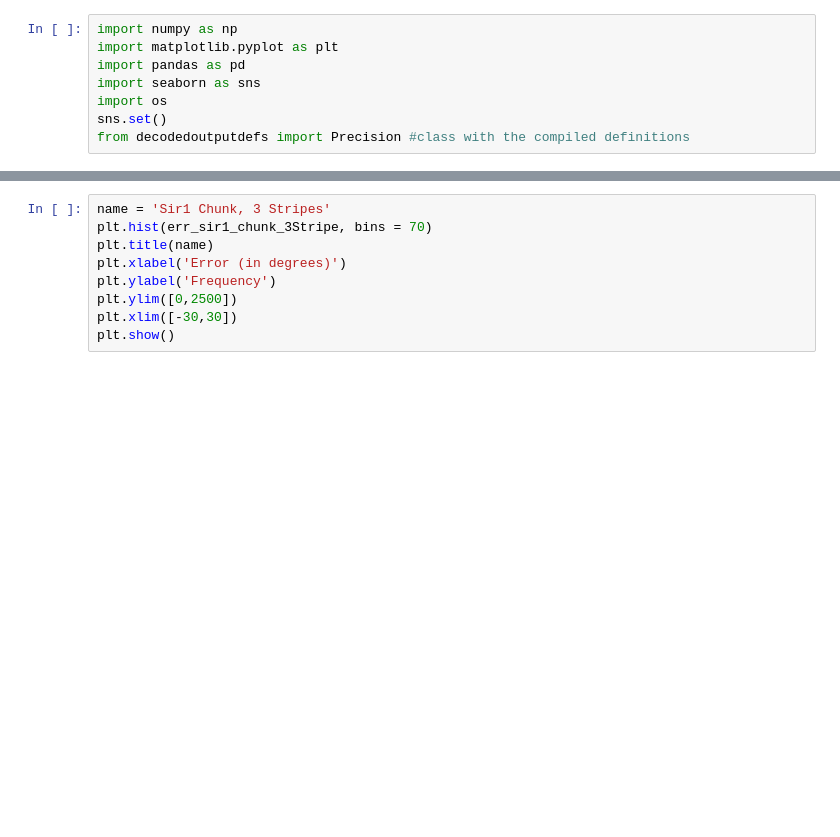
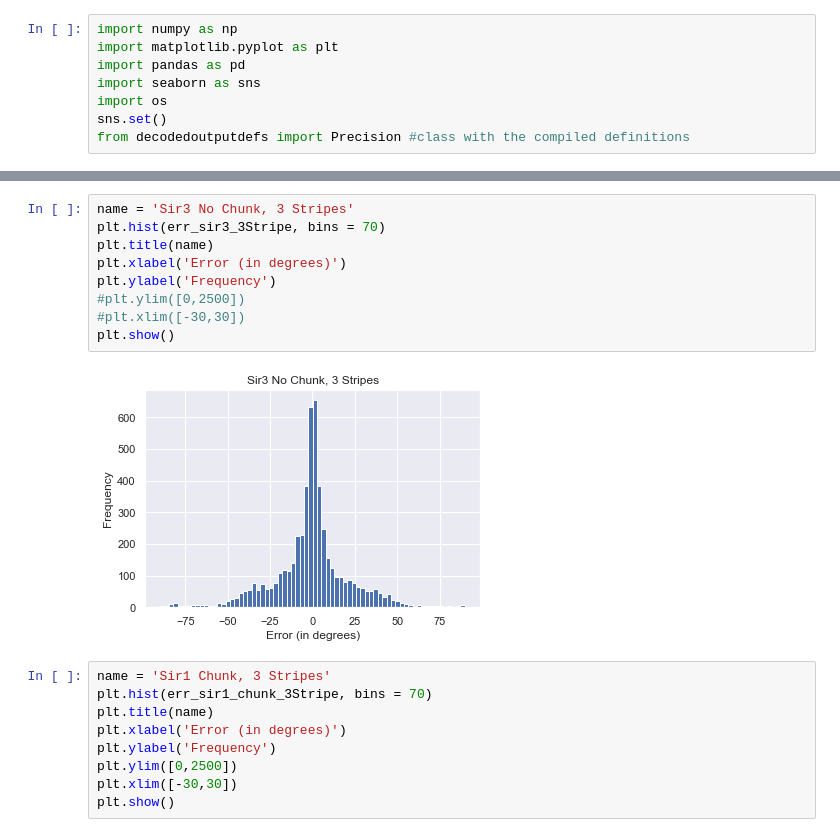
Before and after one commit to AneriSoni/workingmemory, a Jupyter notebook: analysis/ModelComparisons.ipynb, the cells around one changed output, grey strips where cells are left out. Drawn from its saved outputs; the diff is of its cells as text; blank space fills up the shorter version.

```diff
--- a/analysis/ModelComparisons.ipynb
+++ b/analysis/ModelComparisons.ipynb
@@ -13,3 +60,14 @@ from decodedoutputdefs import Precision #class with the compiled definitions
+# %%
+name = 'Sir3 No Chunk, 3 Stripes'
+plt.hist(err_sir3_3Stripe, bins = 70)
+plt.title(name)
+plt.xlabel('Error (in degrees)')
+plt.ylabel('Frequency')
+#plt.ylim([0,2500])
+#plt.xlim([-30,30])
+plt.show()
+# %% [output]
+[figure, added]
 # %%
 name = 'Sir1 Chunk, 3 Stripes'
 plt.hist(err_sir1_chunk_3Stripe, bins = 70)
```
Also changed, not shown: parts of 3 cells of this notebook, 3 other files.
